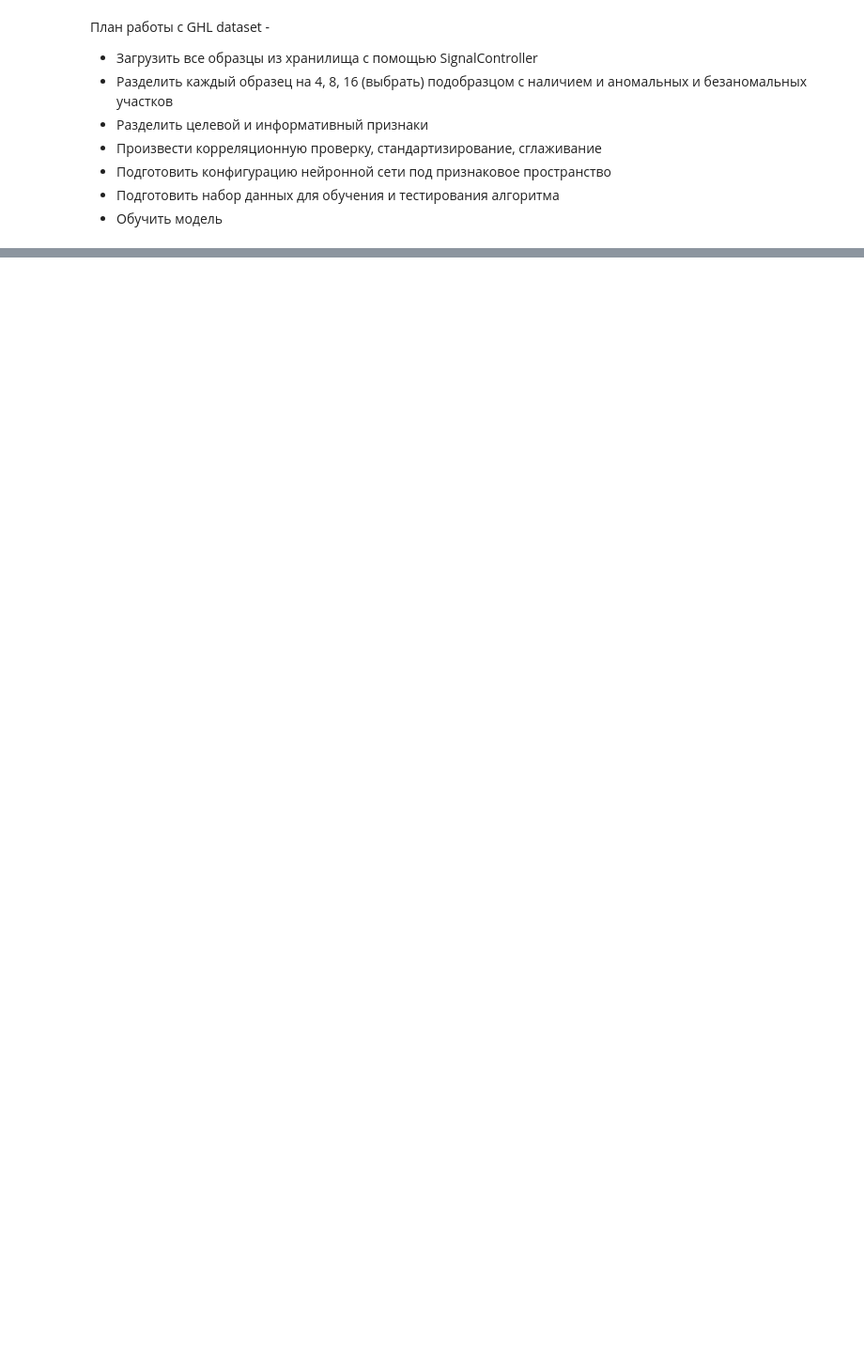
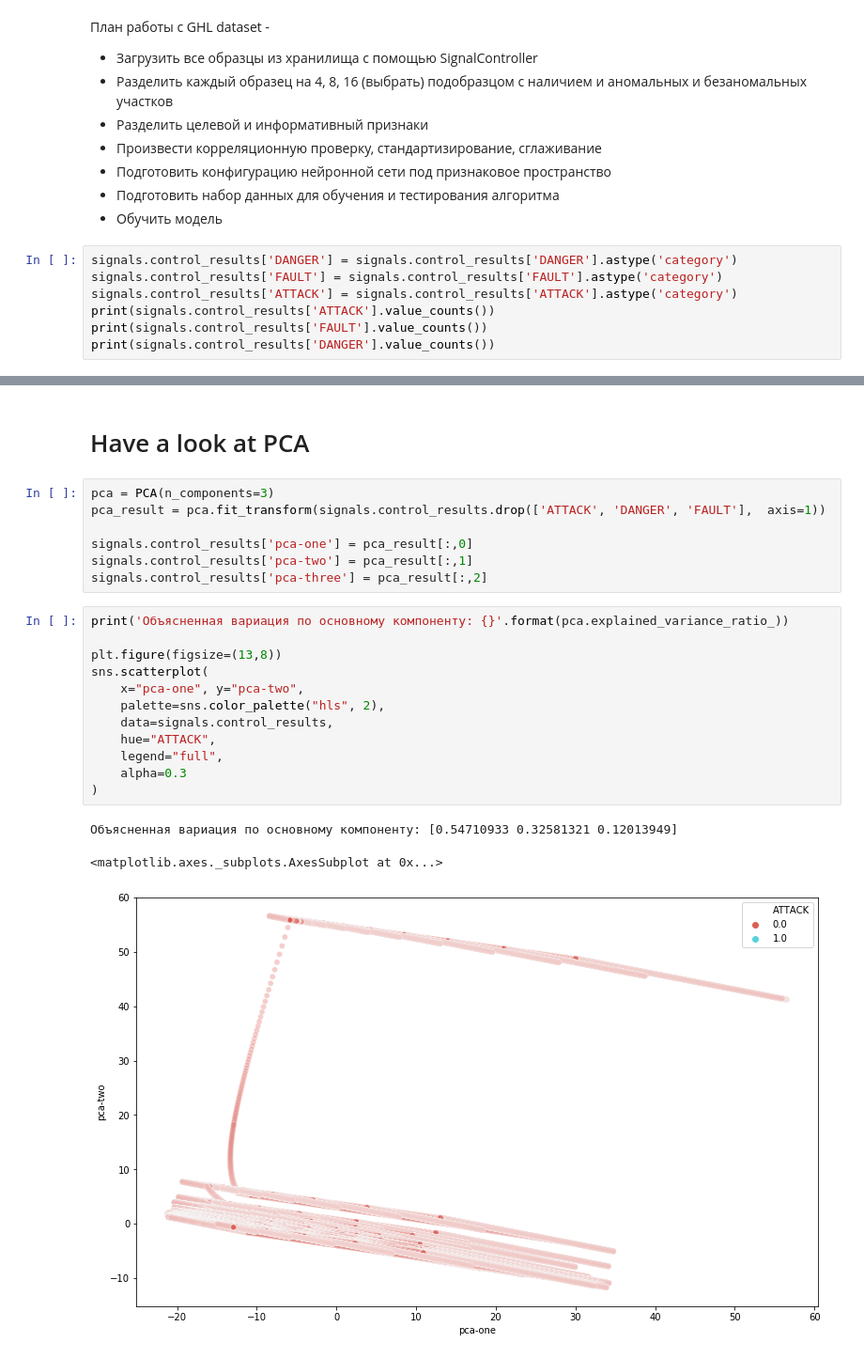
Before and after one commit to Iorgen/different_degree_inertia, a Jupyter notebook: Jup_model_stands/Check_dataset.ipynb, the cells around one changed output, grey strips where cells are left out. Shown at 94% size. Drawn from its saved outputs; the diff is of its cells as text; blank space fills up the shorter version.

```diff
--- a/Jup_model_stands/Check_dataset.ipynb
+++ b/Jup_model_stands/Check_dataset.ipynb
@@ -122,3 +123,10 @@ display_block_of_values(signals.savgol_filter_smoothing,
 - Подготовить конфигурацию нейронной сети под признаковое пространство
 - Подготовить набор данных для обучения и тестирования алгоритма
 - Обучить модель
+# %%
+signals.control_results['DANGER'] = signals.control_results['DANGER'].astype('category')
+signals.control_results['FAULT'] = signals.control_results['FAULT'].astype('category')
+signals.control_results['ATTACK'] = signals.control_results['ATTACK'].astype('category')
+print(signals.control_results['ATTACK'].value_counts())
+print(signals.control_results['FAULT'].value_counts())
+print(signals.control_results['DANGER'].value_counts())
@@ -124,0 +143,25 @@ display_block_of_values(signals.savgol_filter_smoothing,
+# %% [markdown]
+# Have a look at PCA
+# %%
+pca = PCA(n_components=3)
+pca_result = pca.fit_transform(signals.control_results.drop(['ATTACK', 'DANGER', 'FAULT'],  axis=1))
+
+signals.control_results['pca-one'] = pca_result[:,0]
+signals.control_results['pca-two'] = pca_result[:,1]
+signals.control_results['pca-three'] = pca_result[:,2]
+# %%
+print('Объясненная вариация по основному компоненту: {}'.format(pca.explained_variance_ratio_))
+
+plt.figure(figsize=(13,8))
+sns.scatterplot(
+    x="pca-one", y="pca-two",
+    palette=sns.color_palette("hls", 2),
+    data=signals.control_results,
+    hue="ATTACK",
+    legend="full",
+    alpha=0.3
+)
+# %% [output]
+Объясненная вариация по основному компоненту: [0.54710933 0.32581321 0.12013949]
+<matplotlib.axes._subplots.AxesSubplot at 0x...>
+[figure, added]
```
Also changed, not shown: parts of 8 cells of this notebook, 8 other files.
